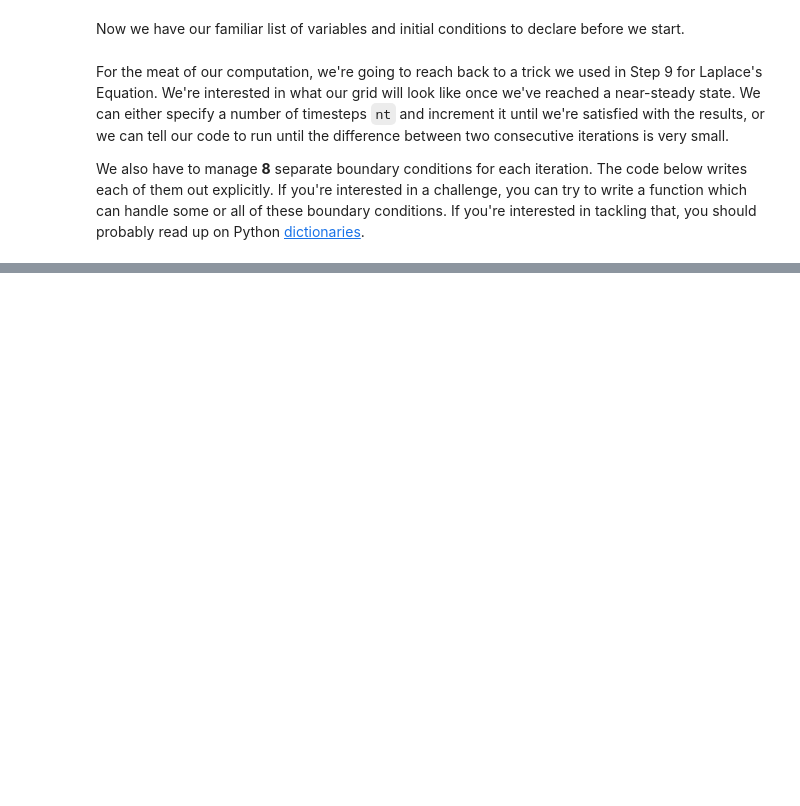
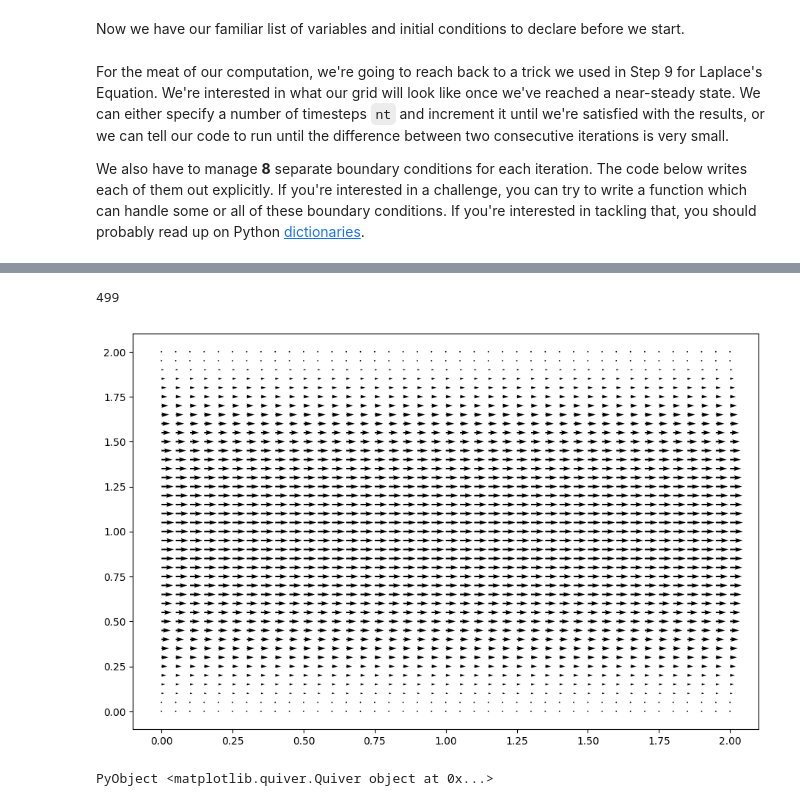
Before and after one commit to Beramos/NavierStokesJuliaLang, a Jupyter notebook: NaviersStokes.ipynb, the cells around one changed output, grey strips where cells are left out. Saved outputs shown, nothing was run; the diff lists cells and outputs as text; code cells hidden in the pictures; blank space fills up the shorter version.

```diff
--- a/NaviersStokes.ipynb
+++ b/NaviersStokes.ipynb
@@ -344,0 +366,4 @@ end
+# %%
+print(stepcount)
+# %% [output]
+499
@@ -344,0 +375,6 @@ end
+# %%
+fig = plt.figure(figsize = (11,7), dpi=100)
+plt.quiver(x, y, u, v)
+# %% [output]
+[figure, added]
+PyObject <matplotlib.quiver.Quiver object at 0x...>
```
Also changed, not shown: parts of 5 cells of this notebook.
